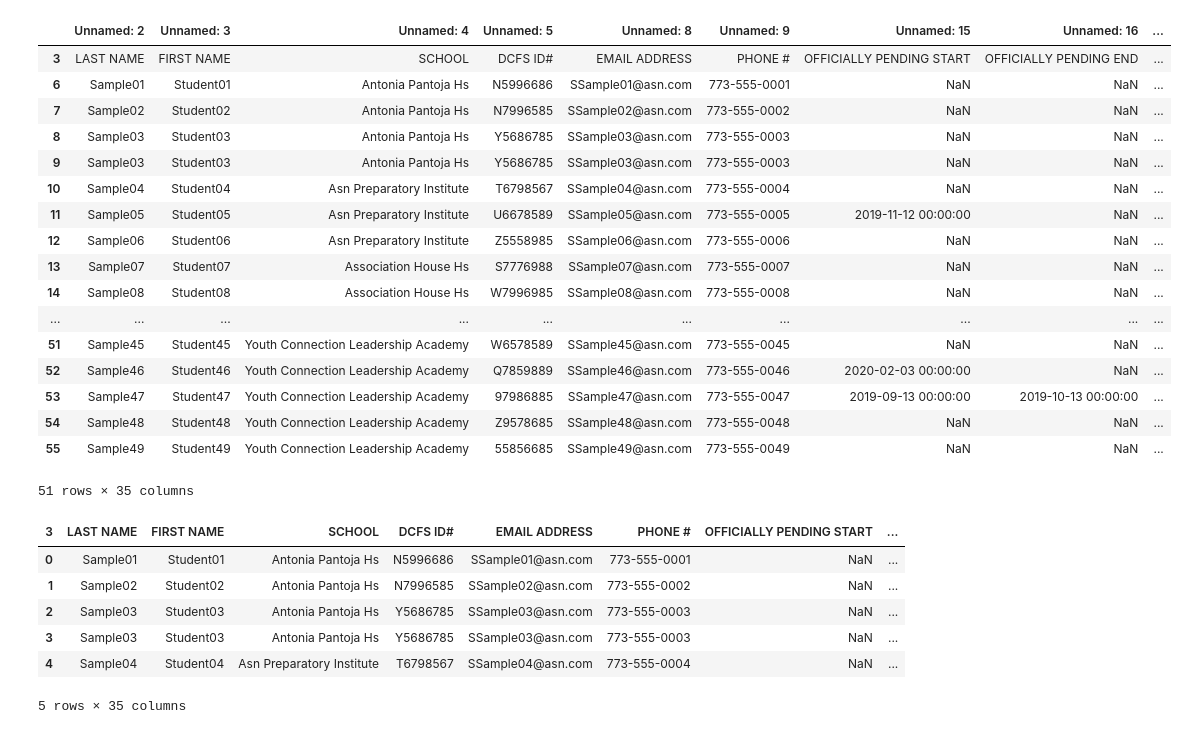
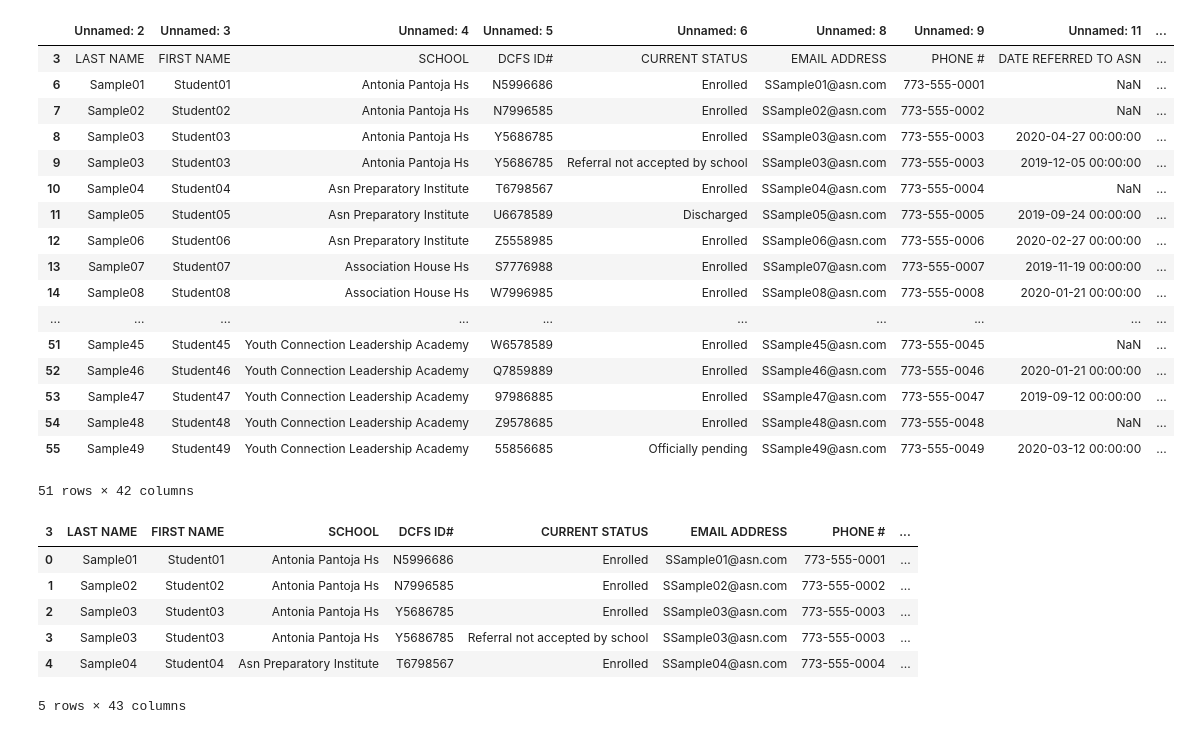
Before and after one commit to LuiHern/sample-data-cleaning, a Jupyter notebook: clean.ipynb, the cells around one changed output. Drawn from its saved outputs; the diff is of its cells as text; code cells hidden in the pictures.

```diff
--- a/clean.ipynb
+++ b/clean.ipynb
@@ -8,13 +8,14 @@ data = pd.read_excel("asn-data.xlsx", "GenInfo (2)")
 # Create DataFrame variable and drop columns
 
 df = pd.DataFrame(data)
-columns_to_keep = ['Unnamed: 2', 'Unnamed: 3', 'Unnamed: 4', 'Unnamed: 5', 'Unnamed: 8', 'Unnamed: 9', 'Unnamed: 15',
-                   'Unnamed: 16', 'Unnamed: 17', 'Unnamed: 18', 'Unnamed: 19', 'Unnamed: 21', 'Unnamed: 27',
-                   'Unnamed: 28', 'Unnamed: 29', 'Unnamed: 30', 'Unnamed: 31', 'Unnamed: 32', 'Unnamed: 33',
-                   'Unnamed: 34', 'Unnamed: 35', 'Unnamed: 39', 'Unnamed: 41', 'Unnamed: 42', 'Unnamed: 43',
-                   'Unnamed: 44', 'Unnamed: 45', 'Unnamed: 47', 'Unnamed: 48', 'Unnamed: 49', 'Unnamed: 50',
-                   'Unnamed: 51', 'Unnamed: 52', 'Unnamed: 53', 'Unnamed: 54', ]
+columns_to_keep = ['Unnamed: 2', 'Unnamed: 3', 'Unnamed: 4', 'Unnamed: 5', 'Unnamed: 6', 'Unnamed: 8',
+                   'Unnamed: 9', 'Unnamed: 11', 'Unnamed: 12', 'Unnamed: 15', 'Unnamed: 16', 'Unnamed: 17',
+                   'Unnamed: 18', 'Unnamed: 19', 'Unnamed: 21', 'Unnamed: 22', 'Unnamed: 23', 'Unnamed: 24',
+                   'Unnamed: 25', 'Unnamed: 27', 'Unnamed: 28', 'Unnamed: 29', 'Unnamed: 30', 'Unnamed: 31',
+                   'Unnamed: 32', 'Unnamed: 33', 'Unnamed: 34', 'Unnamed: 35', 'Unnamed: 39', 'Unnamed: 41',
+                   'Unnamed: 42', 'Unnamed: 43', 'Unnamed: 44', 'Unnamed: 45', 'Unnamed: 47', 'Unnamed: 48',
+                   'Unnamed: 49', 'Unnamed: 50', 'Unnamed: 51', 'Unnamed: 52', 'Unnamed: 53', 'Unnamed: 54', ]
 # size = len(columns_to_keep)
 # print(size)
 df.drop(df.columns.difference(columns_to_keep), 1, inplace=True)
-# df
+df
@@ -27,39 +42,40 @@ df.loc[3, 'Unnamed: 42'] = 'Et®hn'
 # %%
 # drop empty rows at the end of file
 
-df = df.iloc[:51]
+df.dropna(how='all', inplace=True)
 df
 # %% [output]
-|  | Unnamed: 2 | Unnamed: 3 | Unnamed: 4 | Unnamed: 5 | Unnamed: 8 | Unnamed: 9 | Unnamed: 15 | Unnamed: 16 | ... |
-| 3 | LAST NAME | FIRST NAME | SCHOOL | DCFS ID# | EMAIL ADDRESS | PHONE # | OFFICIALLY PENDING START | OFFICIALLY PENDING END | ... |
-| 6 | Sample01 | Student01 | Antonia Pantoja Hs | N5996686 | SSample01@asn.com | 773-555-0001 | NaN | NaN | ... |
-| 7 | Sample02 | Student02 | Antonia Pantoja Hs | N7996585 | SSample02@asn.com | 773-555-0002 | NaN | NaN | ... |
-| 8 | Sample03 | Student03 | Antonia Pantoja Hs | Y5686785 | SSample03@asn.com | 773-555-0003 | NaN | NaN | ... |
-| 9 | Sample03 | Student03 | Antonia Pantoja Hs | Y5686785 | SSample03@asn.com | 773-555-0003 | NaN | NaN | ... |
-| 10 | Sample04 | Student04 | Asn Preparatory Institute | T6798567 | SSample04@asn.com | 773-555-0004 | NaN | NaN | ... |
-| 11 | Sample05 | Student05 | Asn Preparatory Institute | U6678589 | SSample05@asn.com | 773-555-0005 | 2019-11-12 00:00:00 | NaN | ... |
-| 12 | Sample06 | Student06 | Asn Preparatory Institute | Z5558985 | SSample06@asn.com | 773-555-0006 | NaN | NaN | ... |
-| 13 | Sample07 | Student07 | Association House Hs | S7776988 | SSample07@asn.com | 773-555-0007 | NaN | NaN | ... |
-| 14 | Sample08 | Student08 | Association House Hs | W7996985 | SSample08@asn.com | 773-555-0008 | NaN | NaN | ... |
+|  | Unnamed: 2 | Unnamed: 3 | Unnamed: 4 | Unnamed: 5 | Unnamed: 6 | Unnamed: 8 | Unnamed: 9 | Unnamed: 11 | ... |
+| 3 | LAST NAME | FIRST NAME | SCHOOL | DCFS ID# | CURRENT STATUS | EMAIL ADDRESS | PHONE # | DATE REFERRED TO ASN | ... |
+| 6 | Sample01 | Student01 | Antonia Pantoja Hs | N5996686 | Enrolled | SSample01@asn.com | 773-555-0001 | NaN | ... |
+| 7 | Sample02 | Student02 | Antonia Pantoja Hs | N7996585 | Enrolled | SSample02@asn.com | 773-555-0002 | NaN | ... |
+| 8 | Sample03 | Student03 | Antonia Pantoja Hs | Y5686785 | Enrolled | SSample03@asn.com | 773-555-0003 | 2020-04-27 00:00:00 | ... |
+| 9 | Sample03 | Student03 | Antonia Pantoja Hs | Y5686785 | Referral not accepted by school | SSample03@asn.com | 773-555-0003 | 2019-12-05 00:00:00 | ... |
+| 10 | Sample04 | Student04 | Asn Preparatory Institute | T6798567 | Enrolled | SSample04@asn.com | 773-555-0004 | NaN | ... |
+| 11 | Sample05 | Student05 | Asn Preparatory Institute | U6678589 | Discharged | SSample05@asn.com | 773-555-0005 | 2019-09-24 00:00:00 | ... |
+| 12 | Sample06 | Student06 | Asn Preparatory Institute | Z5558985 | Enrolled | SSample06@asn.com | 773-555-0006 | 2020-02-27 00:00:00 | ... |
+| 13 | Sample07 | Student07 | Association House Hs | S7776988 | Enrolled | SSample07@asn.com | 773-555-0007 | 2019-11-19 00:00:00 | ... |
+| 14 | Sample08 | Student08 | Association House Hs | W7996985 | Enrolled | SSample08@asn.com | 773-555-0008 | 2020-01-21 00:00:00 | ... |
 | ... | ... | ... | ... | ... | ... | ... | ... | ... | ... |
-| 51 | Sample45 | Student45 | Youth Connection Leadership Academy | W6578589 | SSample45@asn.com | 773-555-0045 | NaN | NaN | ... |
-| 52 | Sample46 | Student46 | Youth Connection Leadership Academy | Q7859889 | SSample46@asn.com | 773-555-0046 | 2020-02-03 00:00:00 | NaN | ... |
-| 53 | Sample47 | Student47 | Youth Connection Leadership Academy | 97986885 | SSample47@asn.com | 773-555-0047 | 2019-09-13 00:00:00 | 2019-10-13 00:00:00 | ... |
-| 54 | Sample48 | Student48 | Youth Connection Leadership Academy | Z9578685 | SSample48@asn.com | 773-555-0048 | NaN | NaN | ... |
-| 55 | Sample49 | Student49 | Youth Connection Leadership Academy | 55856685 | SSample49@asn.com | 773-555-0049 | NaN | NaN | ... |
+| 51 | Sample45 | Student45 | Youth Connection Leadership Academy | W6578589 | Enrolled | SSample45@asn.com | 773-555-0045 | NaN | ... |
+| 52 | Sample46 | Student46 | Youth Connection Leadership Academy | Q7859889 | Enrolled | SSample46@asn.com | 773-555-0046 | 2020-01-21 00:00:00 | ... |
+| 53 | Sample47 | Student47 | Youth Connection Leadership Academy | 97986885 | Enrolled | SSample47@asn.com | 773-555-0047 | 2019-09-12 00:00:00 | ... |
+| 54 | Sample48 | Student48 | Youth Connection Leadership Academy | Z9578685 | Enrolled | SSample48@asn.com | 773-555-0048 | NaN | ... |
+| 55 | Sample49 | Student49 | Youth Connection Leadership Academy | 55856685 | Officially pending | SSample49@asn.com | 773-555-0049 | 2020-03-12 00:00:00 | ... |
-51 rows × 35 columns
+51 rows × 42 columns
 # %%
 df.columns = df.iloc[0]
 df = df.iloc[1:].reset_index(drop=True)
+df["Import UUID"] = [uuid.uuid4() for x in range(len(df))]
 df.head()
 # %% [output]
-| 3 | LAST NAME | FIRST NAME | SCHOOL | DCFS ID# | EMAIL ADDRESS | PHONE # | OFFICIALLY PENDING START | ... |
-| 0 | Sample01 | Student01 | Antonia Pantoja Hs | N5996686 | SSample01@asn.com | 773-555-0001 | NaN | ... |
-| 1 | Sample02 | Student02 | Antonia Pantoja Hs | N7996585 | SSample02@asn.com | 773-555-0002 | NaN | ... |
-| 2 | Sample03 | Student03 | Antonia Pantoja Hs | Y5686785 | SSample03@asn.com | 773-555-0003 | NaN | ... |
-| 3 | Sample03 | Student03 | Antonia Pantoja Hs | Y5686785 | SSample03@asn.com | 773-555-0003 | NaN | ... |
-| 4 | Sample04 | Student04 | Asn Preparatory Institute | T6798567 | SSample04@asn.com | 773-555-0004 | NaN | ... |
+| 3 | LAST NAME | FIRST NAME | SCHOOL | DCFS ID# | CURRENT STATUS | EMAIL ADDRESS | PHONE # | ... |
+| 0 | Sample01 | Student01 | Antonia Pantoja Hs | N5996686 | Enrolled | SSample01@asn.com | 773-555-0001 | ... |
+| 1 | Sample02 | Student02 | Antonia Pantoja Hs | N7996585 | Enrolled | SSample02@asn.com | 773-555-0002 | ... |
+| 2 | Sample03 | Student03 | Antonia Pantoja Hs | Y5686785 | Enrolled | SSample03@asn.com | 773-555-0003 | ... |
+| 3 | Sample03 | Student03 | Antonia Pantoja Hs | Y5686785 | Referral not accepted by school | SSample03@asn.com | 773-555-0003 | ... |
+| 4 | Sample04 | Student04 | Asn Preparatory Institute | T6798567 | Enrolled | SSample04@asn.com | 773-555-0004 | ... |
-5 rows × 35 columns
+5 rows × 43 columns
 # %%
 # clean columns
 df[["Caseworker First Name", "Caseworker Last Name"]] = df["Current Caseworker Name"].str.split(" ", expand = True)
```
Also changed, not shown: parts of 8 cells of this notebook, 13 other files.
